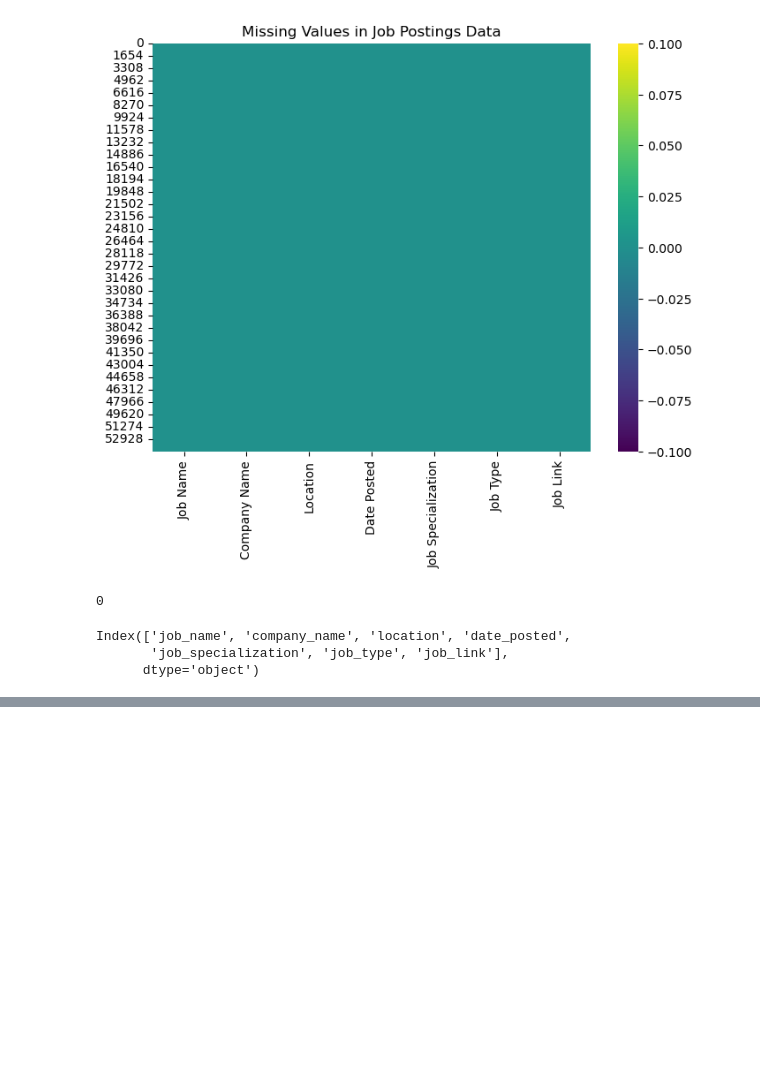
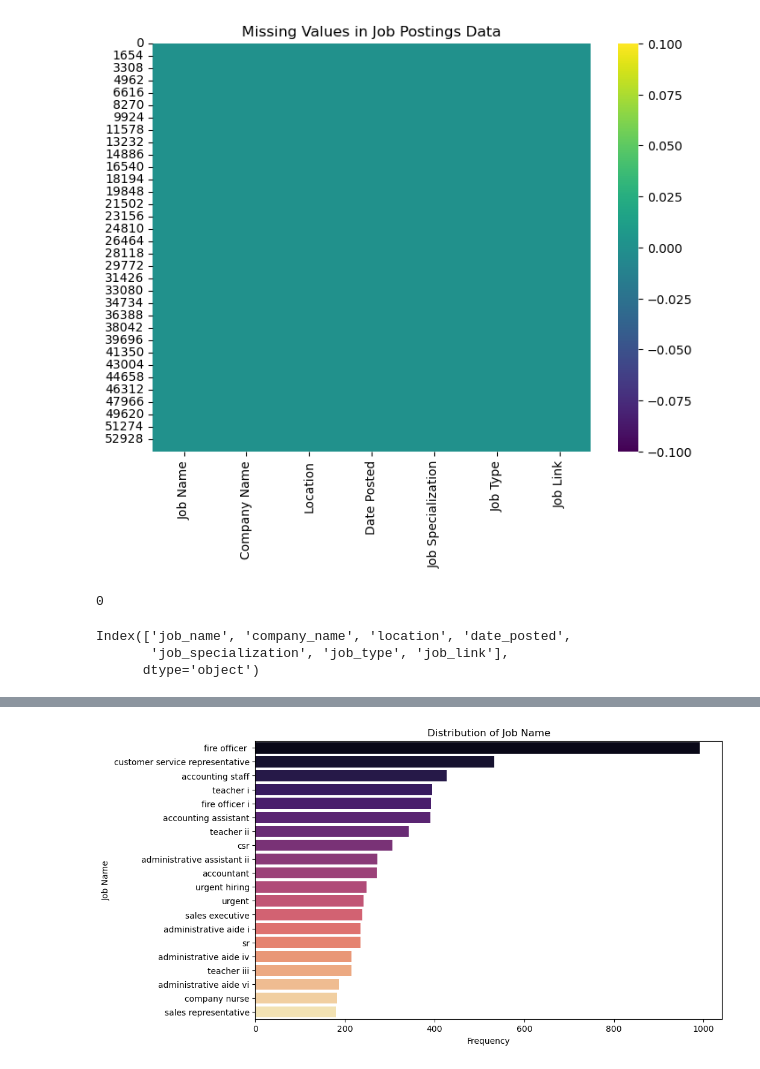
Before and after one commit to smpayawal/Exploring-Job-Market-Trends-and-Companies-in-Various-Locations, a Jupyter notebook: Job Markey Analysis.ipynb, the cells around one changed output, grey strips where cells are left out. Drawn from its saved outputs; the diff is of its cells as text; code cells hidden in the pictures; blank space fills up the shorter version.

```diff
--- a/Job Markey Analysis.ipynb
+++ b/Job Markey Analysis.ipynb
@@ -121,0 +120,13 @@ df = df.drop('job_link', axis=1)
+# %%
+## Univariate Analysis
+job_specialization_counts = df['job_name'].value_counts().nlargest(20)
+
+# create horizontal bar plot with seaborn
+plt.figure(figsize=(10,6))
+sns.barplot(x=job_specialization_counts.values, y=job_specialization_counts.index, palette='magma')
+plt.title('Distribution of Job Name')
+plt.xlabel('Frequency')
+plt.ylabel('Job Name')
+plt.show()
+# %% [output]
+[figure, added]
```
Also changed, not shown: parts of 9 cells of this notebook.
